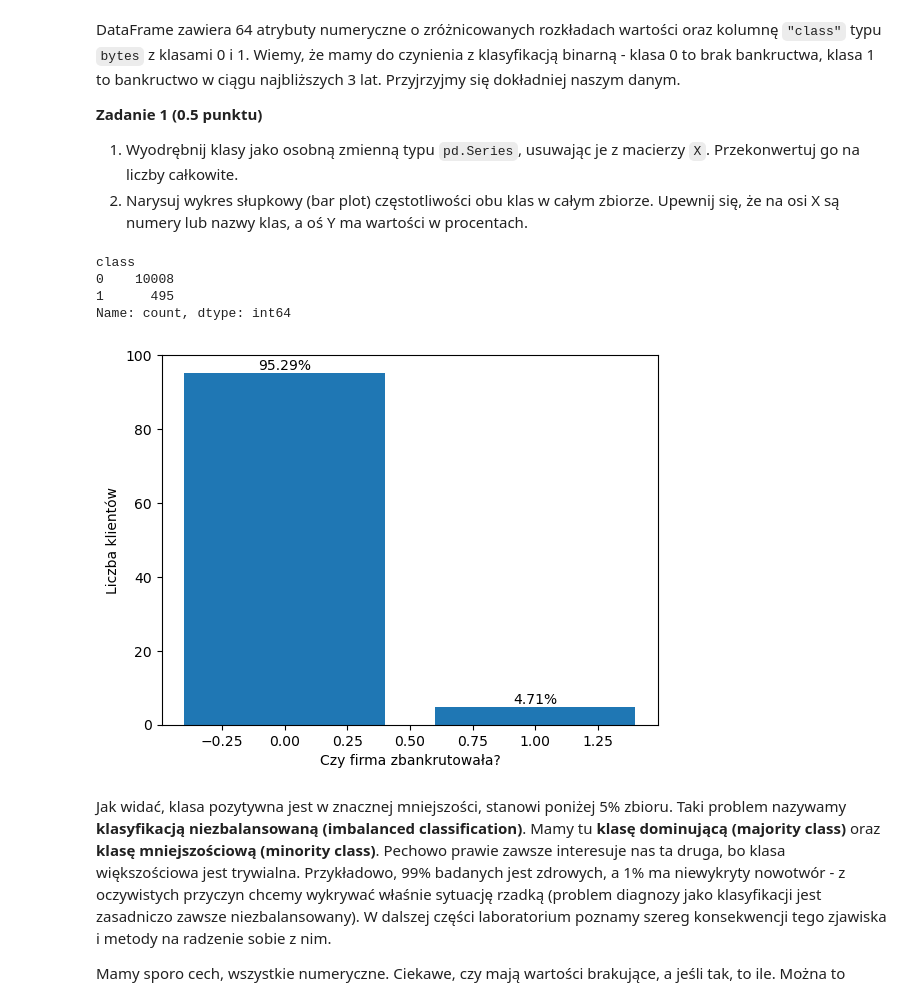
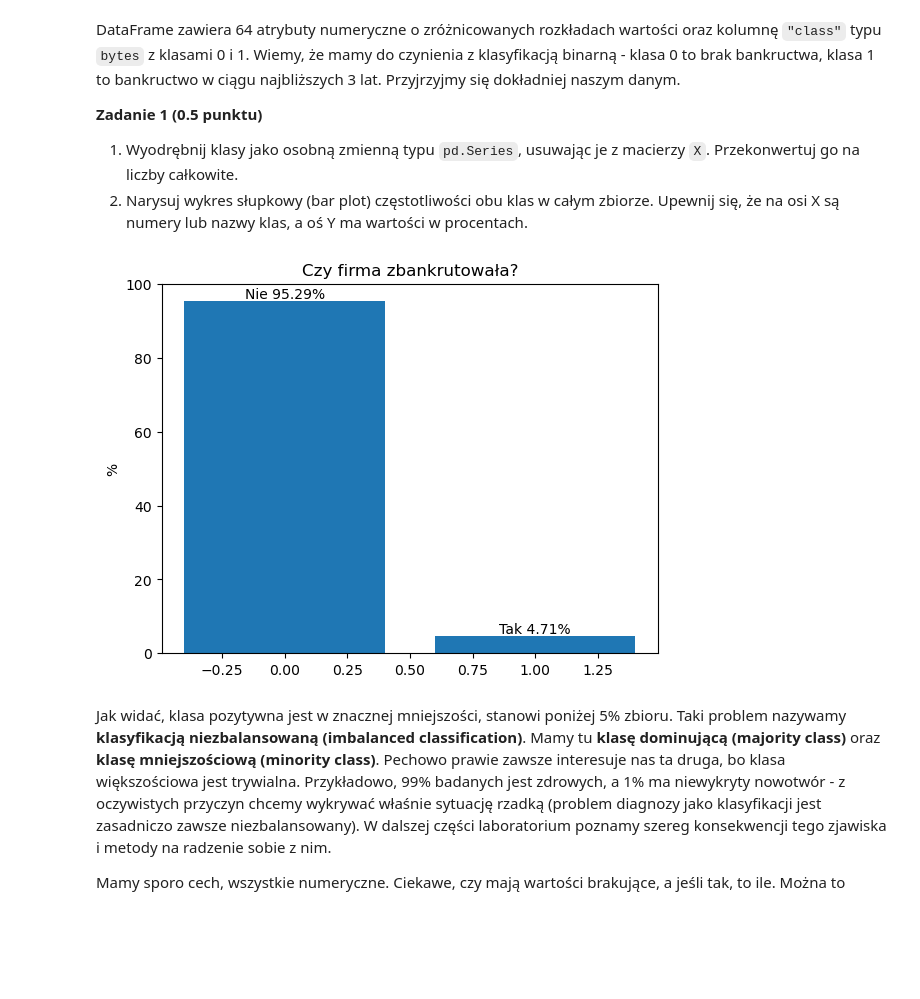
Before and after one commit to Spontaniczny/Artificial-Intelligence-Course, a Jupyter notebook: lab2/lab_2.ipynb, the cells around one changed output. Drawn from its saved outputs; the diff is of its cells as text; code cells hidden in the pictures; blank space fills up the shorter version.

```diff
--- a/lab2/lab_2.ipynb
+++ b/lab2/lab_2.ipynb
@@ -107,26 +110,19 @@ DataFrame zawiera 64 atrybuty numeryczne o zróżnicowanych rozkładach wartośc
 # %%
 y = X.pop("class")
 y = y.str.decode('utf-8').astype(int)
-# %%
-counter
-# %% [output]
-class
-0    10008
-1      495
-Name: count, dtype: int64
 # %%
 # your_code
 import matplotlib.pyplot as plt
 counter = y.value_counts()
 percent_value = (round(counter[0] / y.size * 100, 2), round(counter[1] / y.size * 100, 2))
 plt.bar(counter.index, percent_value)
-plt.xlabel("Czy firma zbankrutowała?")
-plt.ylabel("Liczba klientów")
-for index, value in enumerate(counter):
-    plt.text(index, percent_value[index], str(percent_value[index]) + "%", ha='center', va='bottom')
+plt.title("Czy firma zbankrutowała?")
+plt.ylabel("%")
+plt.text(0, percent_value[0], f"Nie {str(percent_value[0])}%", ha='center', va='bottom')
+plt.text(1, percent_value[1], f"Tak {str(percent_value[1])}%", ha='center', va='bottom')
 plt.show()
 # %% [output]
-[figure, old version]
+[figure, new version]
 # %% [markdown]
 Jak widać, klasa pozytywna jest w znacznej mniejszości, stanowi poniżej 5% zbioru. Taki problem nazywamy **klasyfikacją niezbalansowaną (imbalanced classification)**. Mamy tu **klasę dominującą (majority class)** oraz **klasę mniejszościową (minority class)**. Pechowo prawie zawsze interesuje nas ta druga, bo klasa większościowa jest trywialna. Przykładowo, 99% badanych jest zdrowych, a 1% ma niewykryty nowotwór - z oczywistych przyczyn chcemy wykrywać właśnie sytuację rzadką (problem diagnozy jako klasyfikacji jest zasadniczo zawsze niezbalansowany). W dalszej części laboratorium poznamy szereg konsekwencji tego zjawiska i metody na radzenie sobie z nim.
 
```
Also changed, not shown: parts of 36 cells of this notebook, 4 other files.
